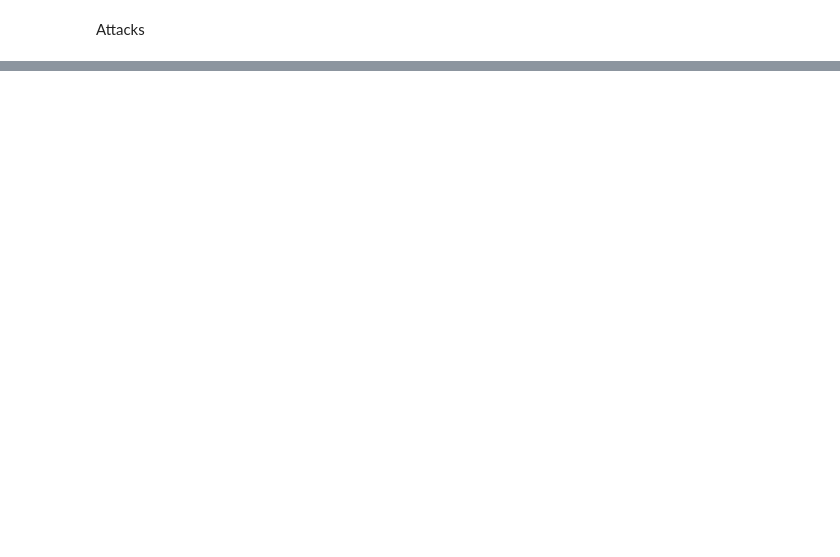
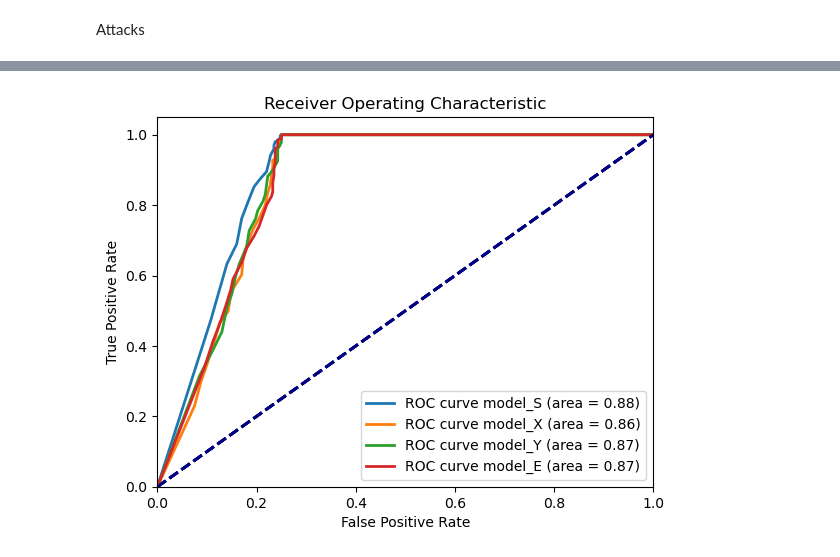
Before and after one commit to yannuma/PrivacyProject, a Jupyter notebook: Membership_inference/membership_inference.ipynb, the cells around one changed output, grey strips where cells are left out. Drawn from its saved outputs; the diff is of its cells as text; code cells hidden in the pictures; blank space fills up the shorter version.

```diff
--- a/Membership_inference/membership_inference.ipynb
+++ b/Membership_inference/membership_inference.ipynb
@@ -196,18 +114,0 @@ plt.show()
-# %%
-model = 'blabla' ## salvati come pth
-
-
-x, y = 'sample of n elements'  ## check how to sample from tensor datasets
-losses = 'array of losses for model(x), y'
-sorted_elem = 'sort losses increasingly'
-
-## assume that 50% of x are in the training set
-## pick first n/2 x wrt to sorted loss
-## check how many of these are actually in the training dataset
-
-## in case of unknown percentage
-max_loss = 'max loss'
-threshold = 'between 0 and max_loss, intervall max_loss/100'
-
-## ROc curve, for each threshold comupte how many x are chosen as members
-## compute ratio TPR/FPR and plot the curve
@@ -213,0 +214,78 @@ threshold = 'between 0 and max_loss, intervall max_loss/100'
+# %%
+roc_data = {}
+max_int_max_loss = max(iml for iml in int_max_losses.values())
+# number of segments for the loss intervall
+m = 50
+
+for model_name in models.keys():
+    sorted_results = all_sorted_results[model_name]
+    int_max_loss = int_max_losses[model_name]
+    #sample_size = len(sorted_results) // 8  # Adjust sample_size as needed
+
+    TP_count = []
+    FP_count = []
+    TN_count = []
+    FN_count = []
+    thresholds = []
+    count_predictions = []
+    count_act_mems = []
+    #print(f"Model: {model_name}")
+    for i in range(m + 1):
+        thresh = i / m * max_int_max_loss
+        thresholds.append(thresh)
+        #print(thresh)
+        prediction = [item for item in sorted_results if item[2] < thresh]
+        count_prediction = len(prediction)
+        count_act_mem = sum(1 for feats, lab, loss in prediction if tuple(feats.flatten()) in train_features_set)
+        #print(count_prediction, count_act_mem)
+        TP_count.append(count_act_mem)
+        FP_count.append(count_prediction - count_act_mem)
+        TN_count.append(8 * sample_size - count_prediction + count_act_mem)
+        FN_count.append(8 * sample_size - count_act_mem)
+        count_predictions.append(count_prediction)
+        count_act_mems.append(count_act_mem)
+
+    TPR = [TP / (TP + FN) for TP, FN in zip(TP_count, FN_count)]  # True Positive Rate
+    FPR = [FP / (FP + TN) for FP, TN in zip(FP_count, TN_count)]  # False Positive Rate
+
+    TPR.append(1)
+    FPR.append(1)
+
+    roc_auc = np.trapz(TPR, FPR)
+
+    roc_data[model_name] = {
+        'TPR': TPR,
+        'FPR': FPR,
+        'roc_auc': roc_auc,
+        'thresholds': thresholds,
+        'count_predictions': count_predictions,
+        'count_act_mems': count_act_mems
+    }
+    #print("-" * 40)
+# Plot ROC curves
+plt.figure()
+for model_name in models.keys():
+
+    plt.plot(roc_data[model_name]['FPR'], roc_data[model_name]['TPR'], lw=2,
+             label=f'ROC curve {model_name} (area = %0.2f)' % roc_data[model_name]['roc_auc'])
+    plt.plot([0, 1], [0, 1], color='navy', lw=2, linestyle='--')
+    plt.xlim([0.0, 1.0])
+    plt.ylim([0.0, 1.05])
+    plt.xlabel('False Positive Rate')
+    plt.ylabel('True Positive Rate')
+    plt.title('Receiver Operating Characteristic')
+    plt.legend(loc="lower right")
+plt.show()
+
+plt.figure()
+for model_name in models.keys():
+    plt.plot(roc_data[model_name]['thresholds'], roc_data[model_name]['count_predictions'], label=f'Count Predictions for {model_name}')
+    plt.plot(roc_data[model_name]['thresholds'], roc_data[model_name]['count_act_mems'], label=f'Count Actual Members for {model_name}')
+    plt.xlim([0.0, 15])
+    plt.xlabel('Threshold')
+    plt.ylabel('Count')
+    plt.title(f'Count Predictions and Count Actual Members')
+    plt.legend(loc="upper right")
+plt.legend(loc="lower right")
+plt.show()
+# %% [output]
@@ -213,0 +296 @@ threshold = 'between 0 and max_loss, intervall max_loss/100'
+[figure, added]
```
Also changed, not shown: parts of 20 cells of this notebook.
